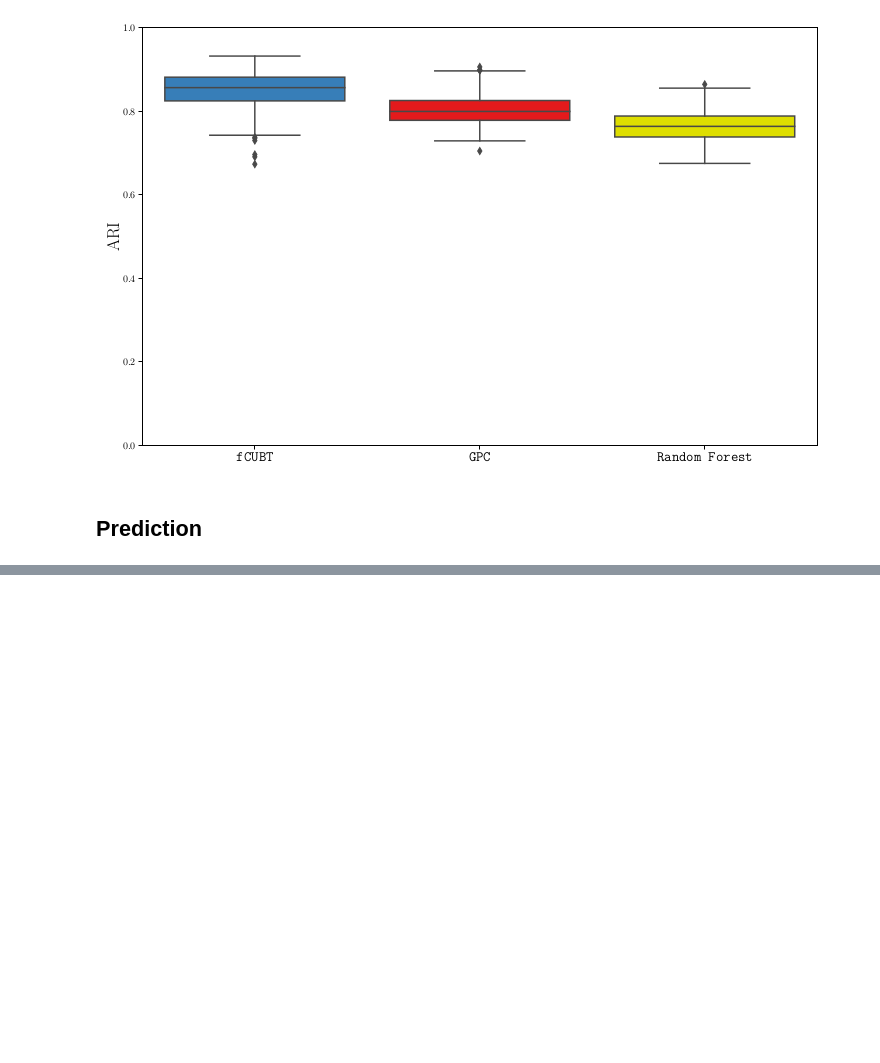
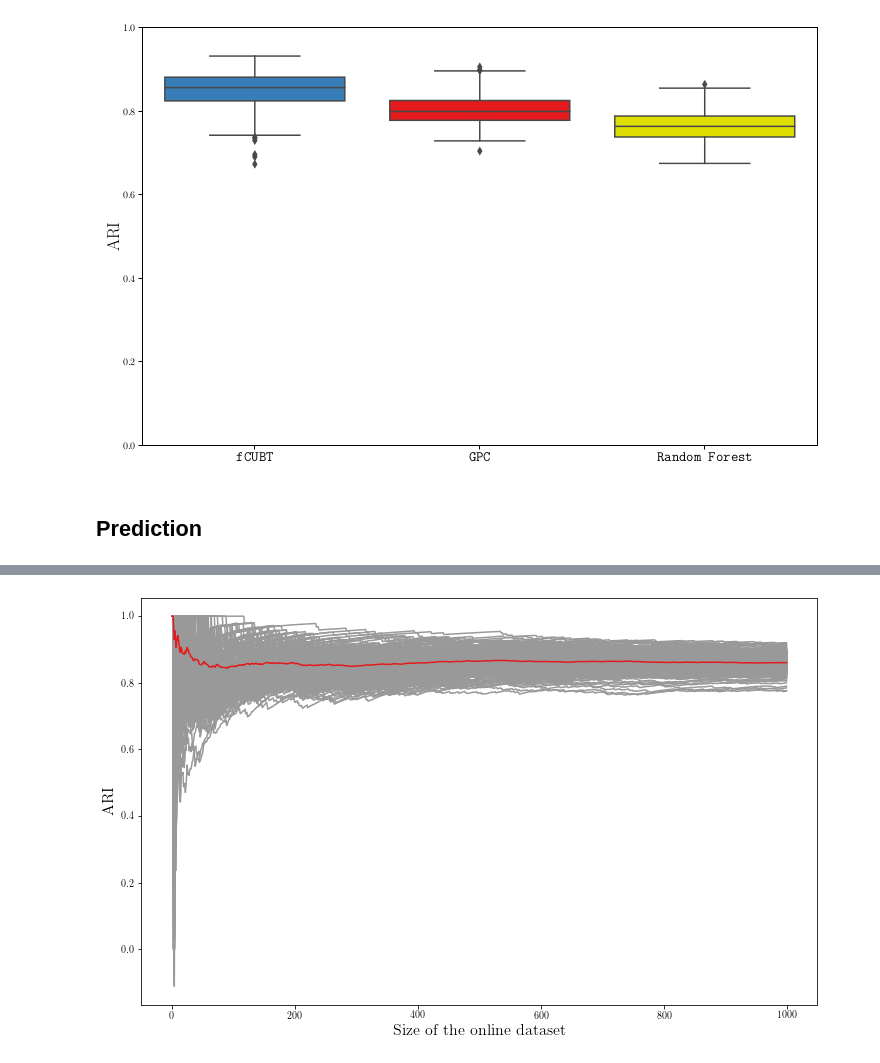
Before and after one commit to StevenGolovkine/fcubt, a Jupyter notebook: scenario_1/09-results.ipynb, the cells around one changed output, grey strips where cells are left out. Cells and saved outputs as stored; diff of their text form; code cells hidden in the pictures; blank space fills up the shorter version.

```diff
--- a/scenario_1/09-results.ipynb
+++ b/scenario_1/09-results.ipynb
@@ -180,0 +198,11 @@ plt.savefig('./figures/prediction_scenario_1.pdf')
+# %%
+plt.figure(figsize=(10, 6.21), constrained_layout=True)
+for idx in range(len(results_pred_1000)):
+    plt.plot(results_pred_array[idx, :, 2], c=COLORS[6])
+plt.plot(results_pred_array[:, :, 2].mean(axis=0), c=COLORS[-2])
+
+plt.ylabel('ARI', size=16)
+plt.xlabel('Size of the online dataset', size=16)
+plt.savefig('./figures/prediction_1000_scenario_1.pdf')
+# %% [output]
+[figure, added]
```
Also changed, not shown: parts of 6 cells of this notebook, 23 other files.
